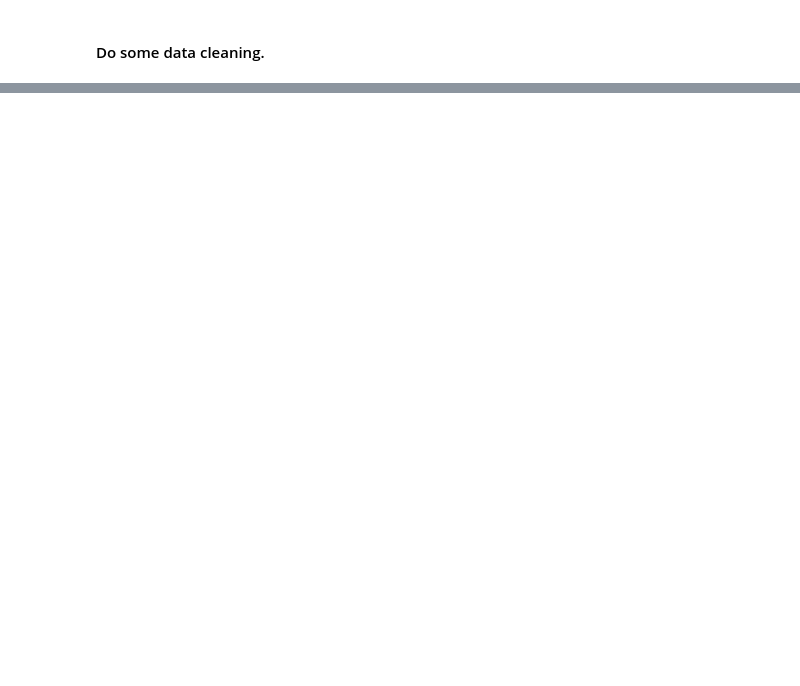
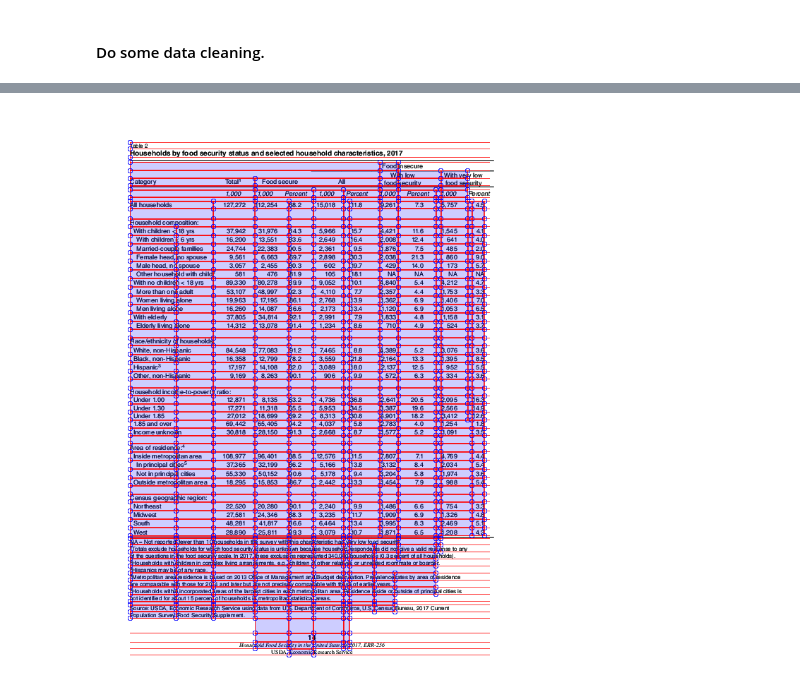
Before and after one commit to JoeYerardi/data-plus-narrative-2019-advanced-data-from-documents, a Jupyter notebook: pdf-conversion-with-python.ipynb, the cells around one changed output, grey strips where cells are left out. Saved outputs shown, nothing was run; the diff lists cells and outputs as text; code cells hidden in the pictures; blank space fills up the shorter version.

```diff
--- a/pdf-conversion-with-python.ipynb
+++ b/pdf-conversion-with-python.ipynb
@@ -243,0 +272,8 @@ ca_warn_notices.head()
+# %%
+table_settings = {
+    "vertical_strategy": "text",
+    "horizontal_strategy": "text"
+}
+im.reset().debug_tablefinder(table_settings)
+# %% [output]
+[figure, added]
```
Also changed, not shown: parts of 14 cells of this notebook.
